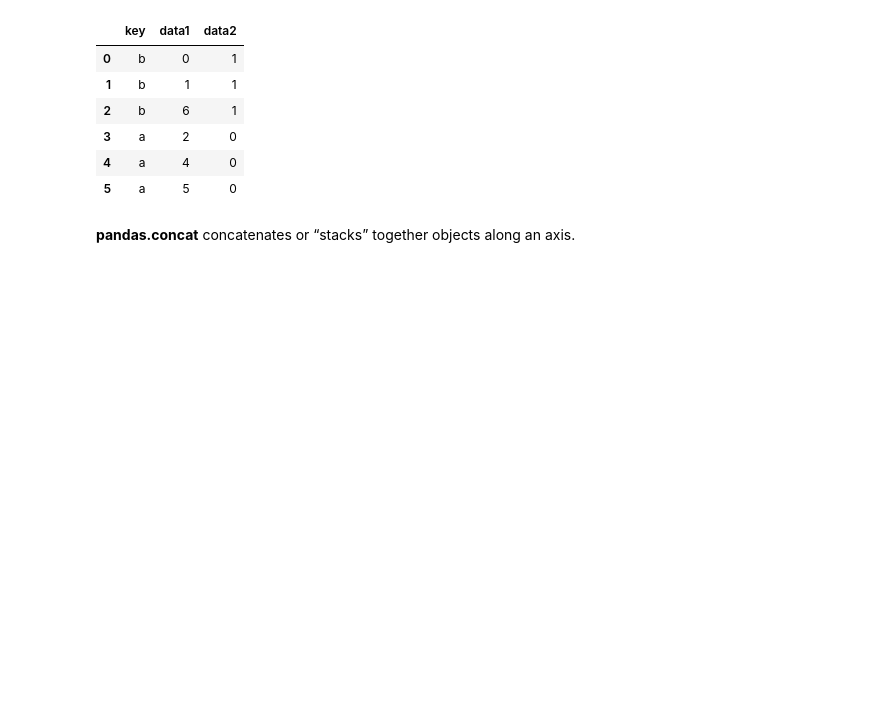
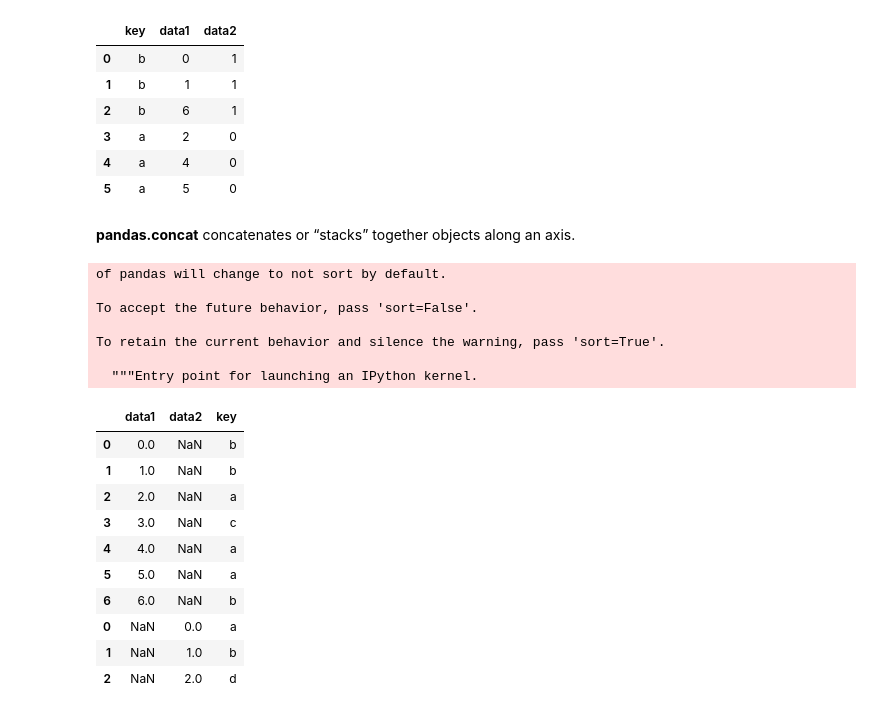
Before and after one commit to GirishaDevara/crrcoe, a Jupyter notebook: 2019-12-12.ipynb, the cells around one changed output. Drawn from its saved outputs; the diff is of its cells as text; code cells hidden in the pictures; blank space fills up the shorter version.

Commit message:
all data files are included

```diff
--- a/2019-12-12.ipynb
+++ b/2019-12-12.ipynb
@@ -465,4 +465,23 @@ pd.merge(df1,df2)
 # %% [markdown]
 **pandas.concat** concatenates or “stacks” together objects along an axis.
 # %%
-pd.concat(df1,df2)
+pd.concat([df1,df2])
+# %% [output]
+of pandas will change to not sort by default.
+
+To accept the future behavior, pass 'sort=False'.
+
+To retain the current behavior and silence the warning, pass 'sort=True'.
+
+  """Entry point for launching an IPython kernel.
+|  | data1 | data2 | key |
+| 0 | 0.0 | NaN | b |
+| 1 | 1.0 | NaN | b |
+| 2 | 2.0 | NaN | a |
+| 3 | 3.0 | NaN | c |
+| 4 | 4.0 | NaN | a |
+| 5 | 5.0 | NaN | a |
+| 6 | 6.0 | NaN | b |
+| 0 | NaN | 0.0 | a |
+| 1 | NaN | 1.0 | b |
+| 2 | NaN | 2.0 | d |
```
Also changed, not shown: 10 other files.
